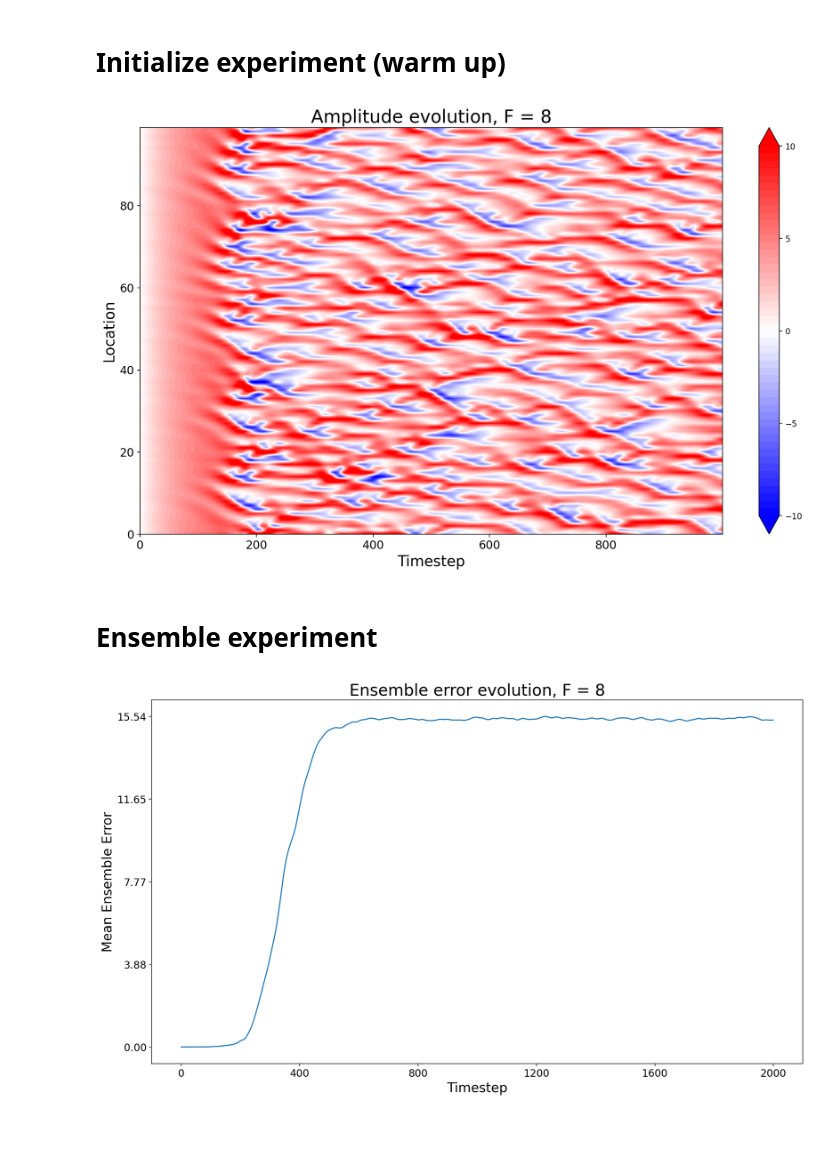
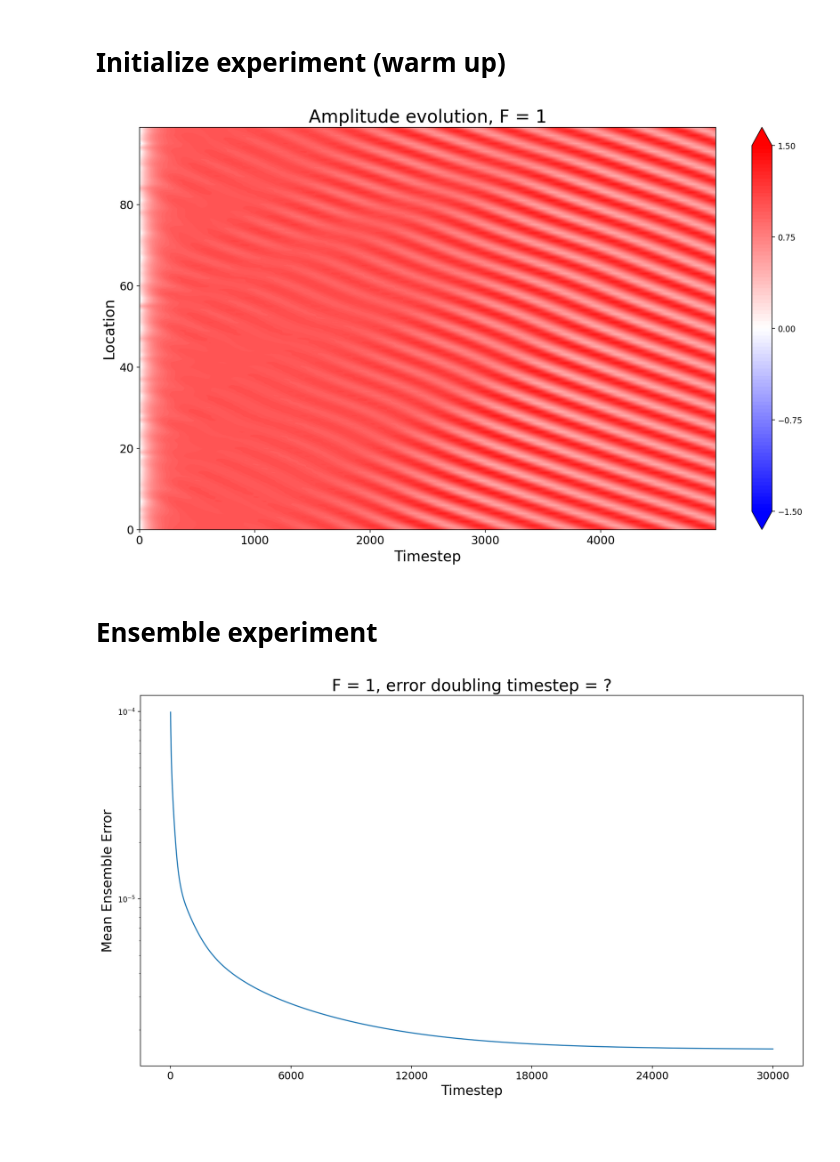
Before and after one commit to PeterLin54088/112-1_Chaos_and_Predictability, a Jupyter notebook: HW3/HW3.ipynb, the cells around one changed output. Cells and saved outputs as stored; diff of their text form; code cells hidden in the pictures.

```diff
--- a/HW3/HW3.ipynb
+++ b/HW3/HW3.ipynb
@@ -14,8 +14,8 @@ def dfdy(Xi, F = 8):
 # %%
 # Parameter
 N = 100
-F = 8
-NT = int(1e3)+1
+F = 1
+NT = int(5e3)+1
 dt = 1e-2
 member = 1
 
@@ -33,17 +33,17 @@ for time in range(1,NT):
 Dynamical_Equilibrium_State = x[-1,-1,:]
 # %%
 plt.figure(figsize = (16,9), dpi = 160)
-im = plt.contourf(x[-1].T, levels = np.linspace(-10,10,51), extend = "both", cmap = 'bwr')
+im = plt.contourf(x[-1].T, levels = np.linspace(-1.5,1.5,101), extend = "both", cmap = 'bwr')
 cbar = plt.colorbar(im)
-cbar.set_ticks(np.linspace(-10,10,5))
+cbar.set_ticks(np.linspace(-1.5,1.5,5))
 plt.xlabel("Timestep", fontsize = 18)
 plt.ylabel("Location", fontsize = 18)
 plt.xticks(np.linspace(0, int(NT), 5, dtype = np.int64, endpoint = False), fontsize = 14)
 plt.yticks(np.linspace(0, int(N), 5, dtype = np.int64, endpoint = False), fontsize = 14)
 plt.title(f"Amplitude evolution, F = {F}", fontsize = 22)
 plt.savefig(f"F{F}_hovmoller.png")
 # %% [output]
-[figure, old version]
+[figure, new version]
 # %% [markdown]
 # Ensemble experiment
 # %%
@@ -66,11 +67,12 @@ plt.plot(error)
 plt.xlabel("Timestep", fontsize = 18)
 plt.ylabel("Mean Ensemble Error", fontsize = 18)
 plt.xticks(np.linspace(0, int(NT-1), 6, dtype = np.int64), fontsize = 14)
-plt.yticks(np.linspace(0, np.max(error), 5), fontsize = 14)
-plt.title(f"Ensemble error evolution, F = {F}", fontsize = 22)
+plt.yscale("log")
+
+plt.title(f"F = {F}, error doubling timestep = ?", fontsize = 22)
 plt.savefig(f"F{F}_ensemble_error.png")
 # %% [output]
-[figure, old version]
+[figure, new version]
 # %%
 # plt.figure(figsize = (16,9), dpi = 160)
 # im = plt.contourf(error.T, levels = np.linspace(0, 1e-3, 61), extend = "both", cmap = 'Reds')
```
Also changed, not shown: parts of 1 cell of this notebook, 3 other files.
